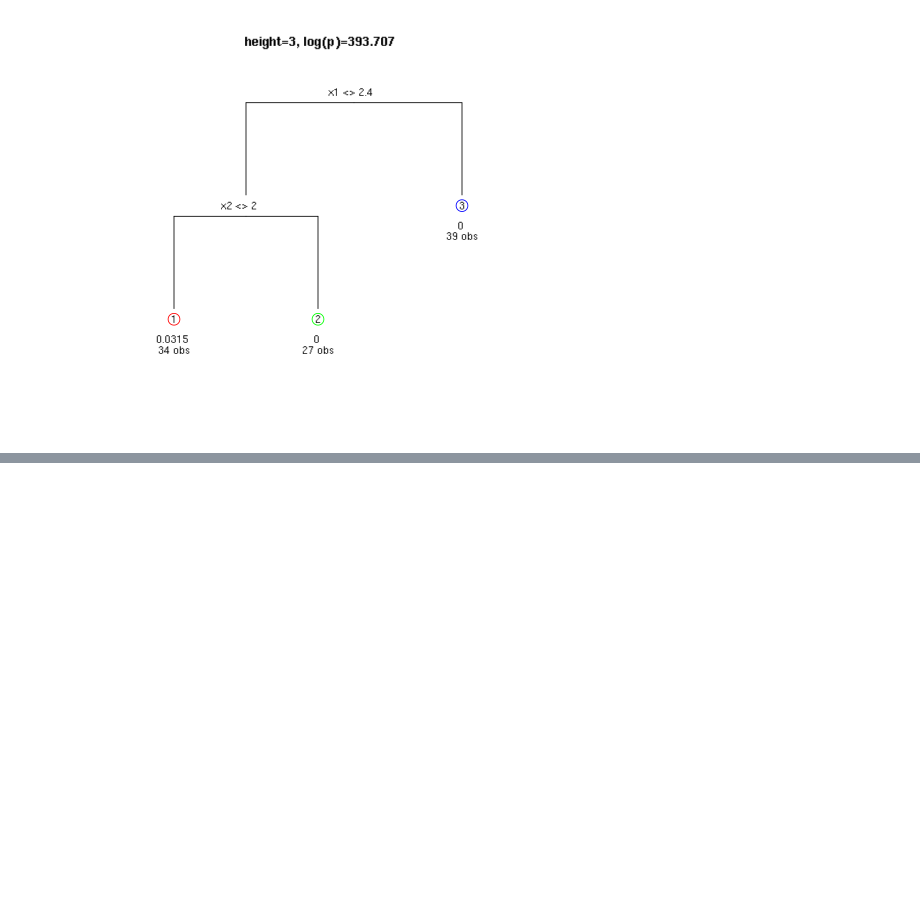
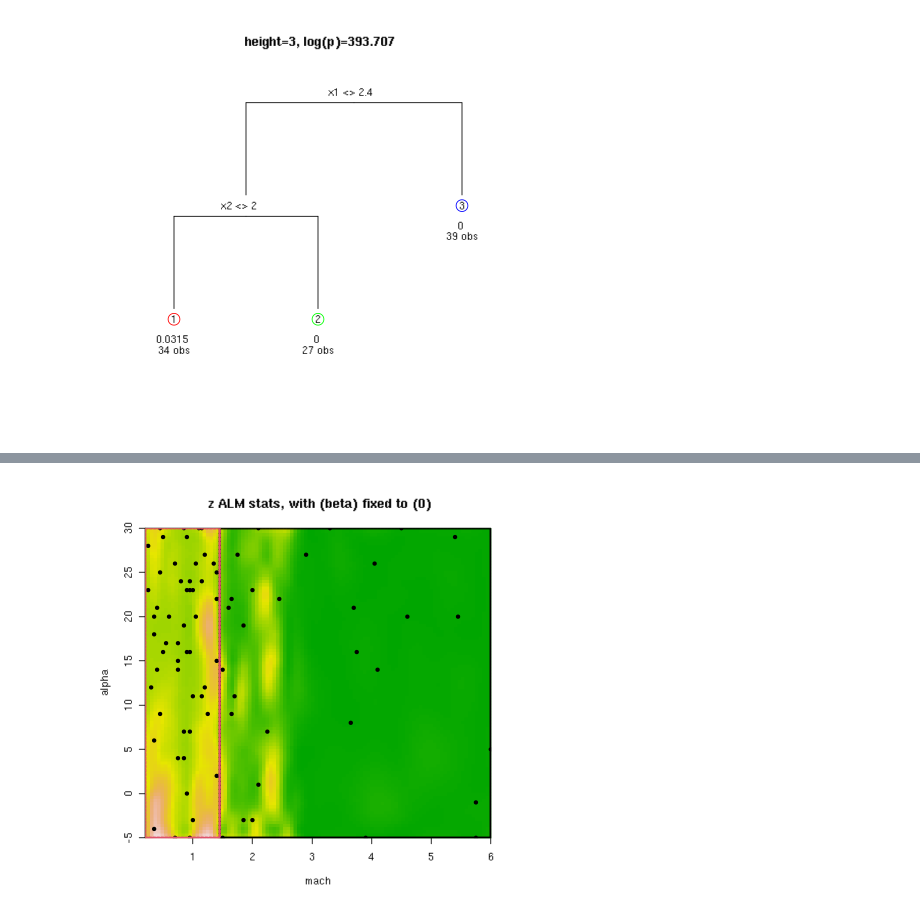
Before and after one commit to gglee4ai/study-surrogates-2020, a Jupyter notebook: ch09.ipynb, the cells around one changed output, grey strips where cells are left out. Saved outputs shown, nothing was run; the diff lists cells and outputs as text; code cells hidden in the pictures; blank space fills up the shorter version.

```diff
--- a/ch09.ipynb
+++ b/ch09.ipynb
@@ -366,0 +394,5 @@ tgp.trees(out.btgp, heights="map")
+# %%
+plot(fit, slice=list(x=3,z=0), gridlen=c(100,100), layout="as", as="alm",
+  span=0.01, pXX=FALSE)
+# %% [output]
+[figure, added]
```
Also changed, not shown: parts of 46 cells of this notebook, 35 other files.
